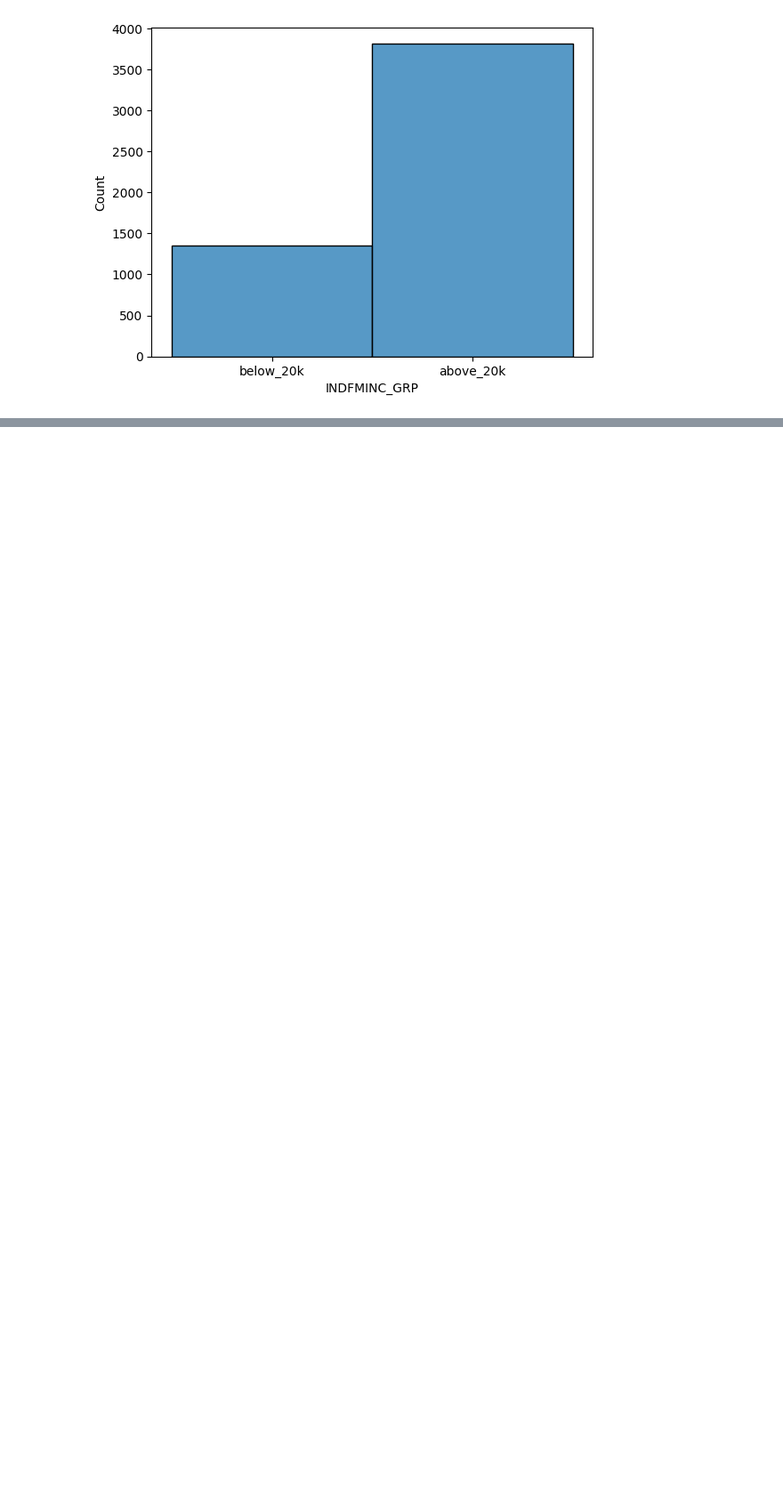
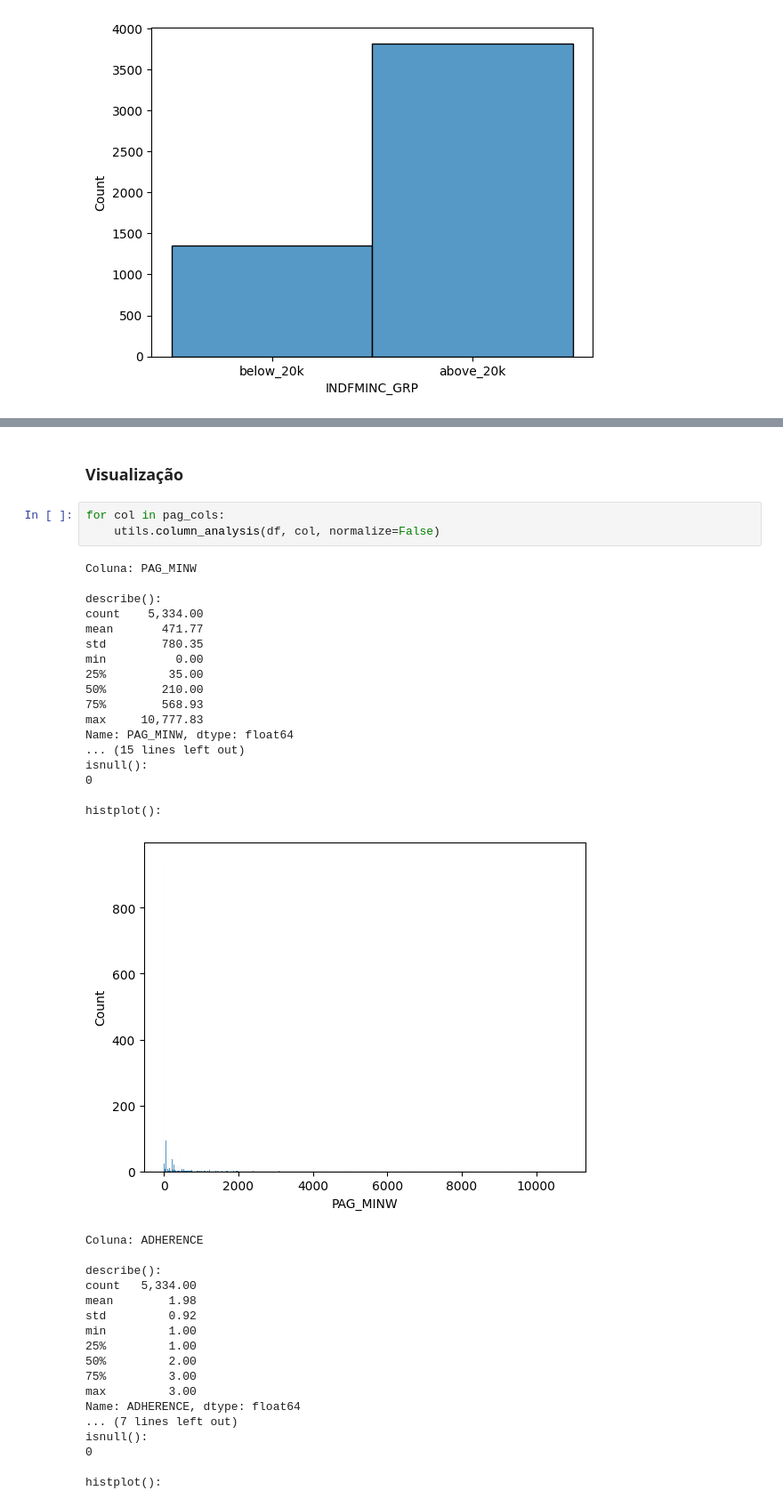
Before and after one commit to thiago-paim/tera-desafio-inferencia, a Jupyter notebook: notebooks/univariate_analysis.ipynb, the cells around one changed output, grey strips where cells are left out. Shown at 89% size. Cells and saved outputs as stored; diff of their text form; blank space fills up the shorter version.

```diff
--- a/notebooks/univariate_analysis.ipynb
+++ b/notebooks/univariate_analysis.ipynb
@@ -386,0 +373,41 @@ histplot():
+# %% [markdown]
+### Visualização
+# %%
+for col in pag_cols:
+    utils.column_analysis(df, col, normalize=False)
+# %% [output]
+Coluna: PAG_MINW
+
+describe():
+count    5,334.00
+mean       471.77
+std        780.35
+min          0.00
+25%         35.00
+50%        210.00
+75%        568.93
+max     10,777.83
+Name: PAG_MINW, dtype: float64
+... (15 lines left out)
+isnull():
+0
+
+histplot():
+[figure, added]
+Coluna: ADHERENCE
+
+describe():
+count   5,334.00
+mean        1.98
+std         0.92
+min         1.00
+25%         1.00
+50%         2.00
+75%         3.00
+max         3.00
+Name: ADHERENCE, dtype: float64
+... (7 lines left out)
+isnull():
+0
+
+histplot():
```
Also changed, not shown: parts of 15 cells of this notebook.
